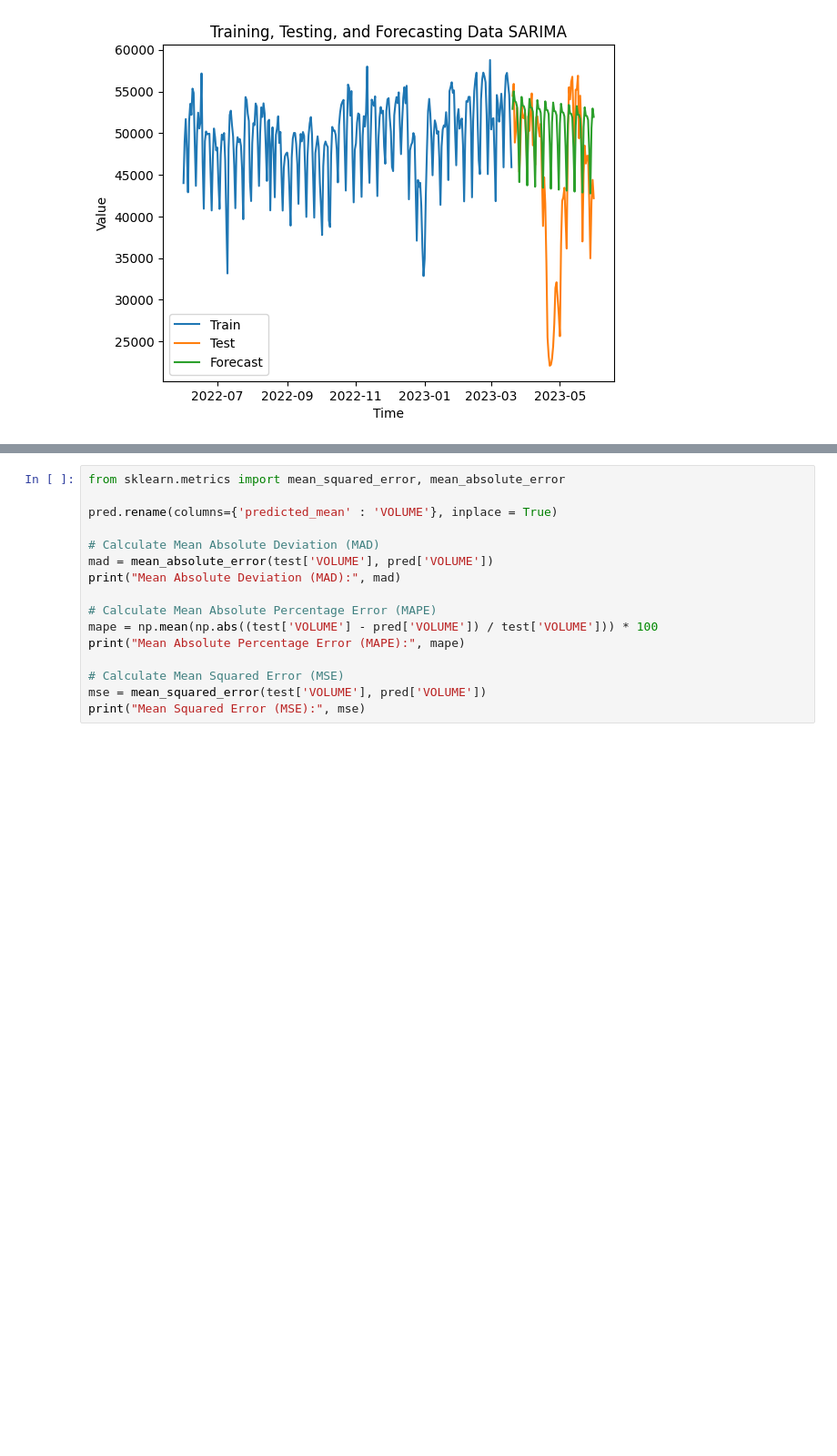
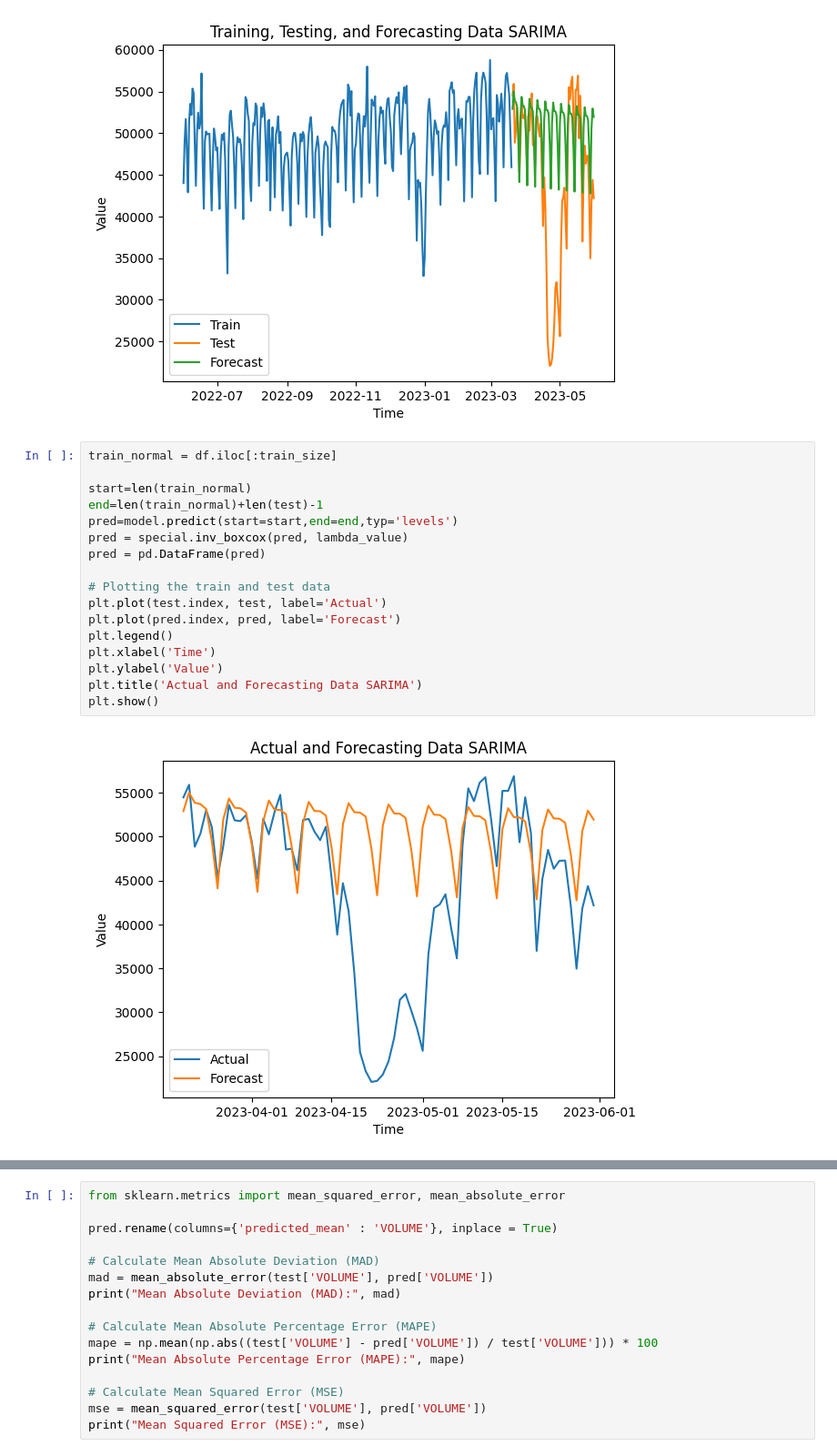
Before and after one commit to RizkiRiyadi/ForecastGasDemandKarawang, a Jupyter notebook: ForecastTest.ipynb, the cells around one changed output, grey strips where cells are left out. Shown at 91% size. Cells and saved outputs as stored; diff of their text form; blank space fills up the shorter version.

```diff
--- a/ForecastTest.ipynb
+++ b/ForecastTest.ipynb
@@ -815,3 +815,22 @@ plt.title('Training, Testing, and Forecasting Data SARIMA')
 plt.show()
 # %% [output]
 [figure]
+# %%
+train_normal = df.iloc[:train_size]
+
+start=len(train_normal)
+end=len(train_normal)+len(test)-1
+pred=model.predict(start=start,end=end,typ='levels')
+pred = special.inv_boxcox(pred, lambda_value)
+pred = pd.DataFrame(pred)
+
+# Plotting the train and test data
+plt.plot(test.index, test, label='Actual')
+plt.plot(pred.index, pred, label='Forecast')
+plt.legend()
+plt.xlabel('Time')
+plt.ylabel('Value')
+plt.title('Actual and Forecasting Data SARIMA')
+plt.show()
+# %% [output]
+[figure, added]
```
Also changed, not shown: parts of 13 cells of this notebook, 3 other files.
